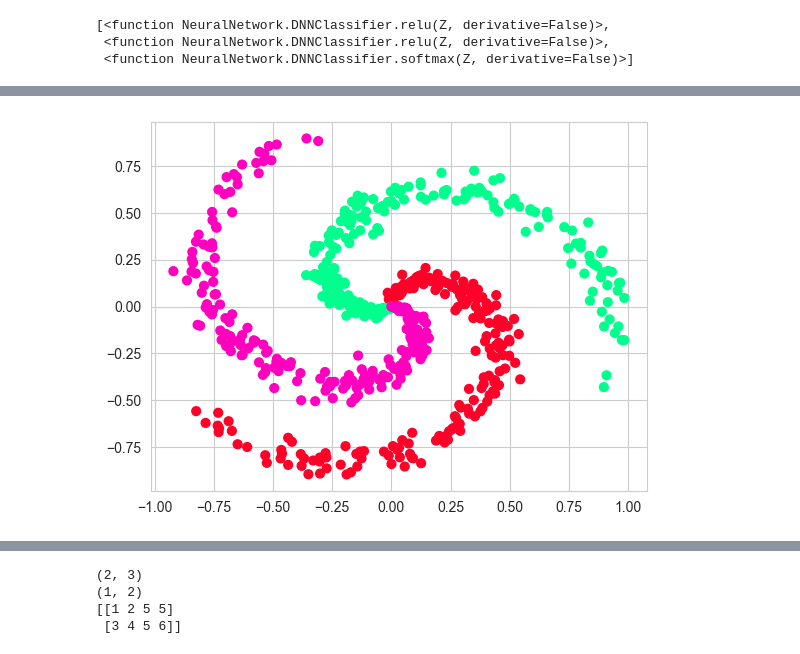
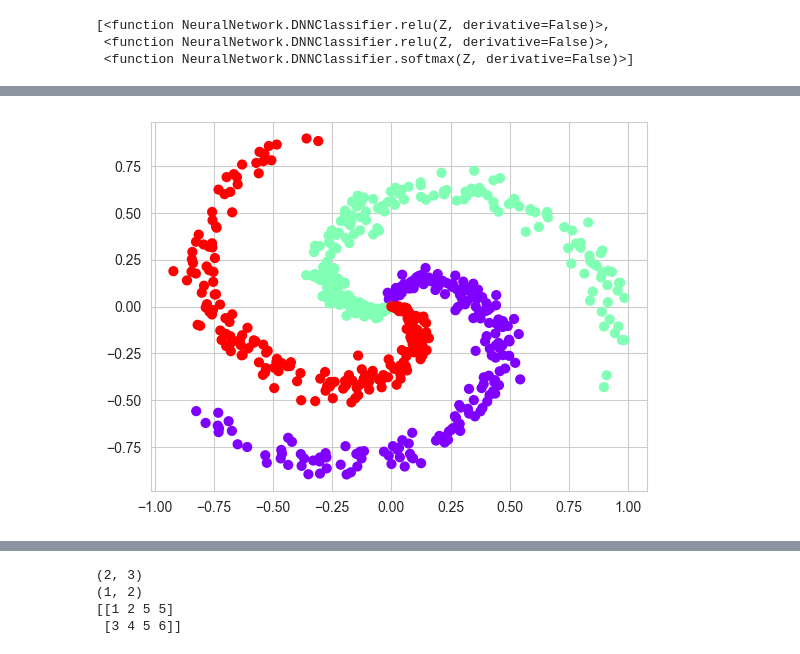
Before and after one commit to Jivl00/KKY_NSES, a Jupyter notebook: SP/showcase.ipynb, the cells around one changed output, grey strips where cells are left out. Cells and saved outputs as stored; diff of their text form; code cells hidden in the pictures.

```diff
--- a/SP/showcase.ipynb
+++ b/SP/showcase.ipynb
@@ -167,12 +143,12 @@ array([0, 0, 0, 0, 0, 0, 0, 0, 0, 0, 0, 0, 0, 0, 0, 0, 0, 0, 0, 0, 0, 0,
 # %%
 import matplotlib.pyplot as plt
-plt.scatter(X2[:, 0], X2[:, 1], c=y2, s=40, cmap=plt.cm.gist_rainbow)
+plt.scatter(X2[:, 0], X2[:, 1], c=y2, s=40, cmap=plt.cm.rainbow)
 plt.show()
 X2 = X2.T  # Reshaping as (n x m)
 # Converting to one hot matrix
 y2_hot = to_one_hot(y2, 3)
 # %% [output]
-[figure, old version]
+[figure, new version]
 # %%
 
 af2 = 'relu'
```
Also changed, not shown: parts of 5 cells of this notebook, 1 other file.
